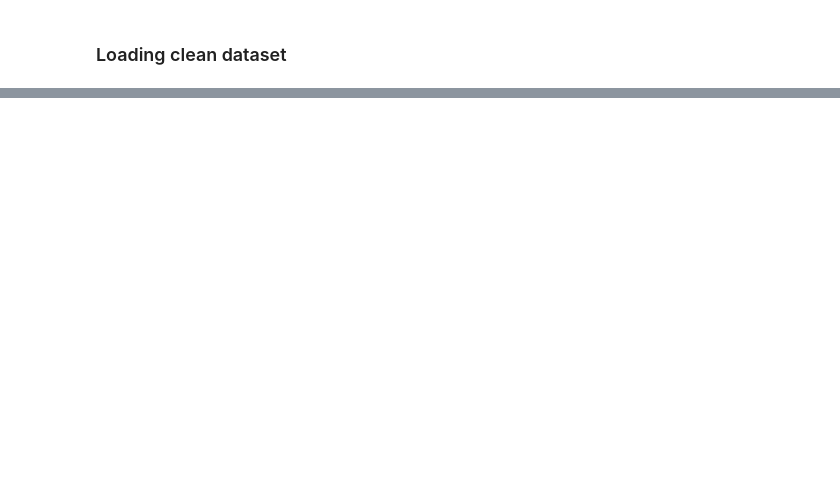
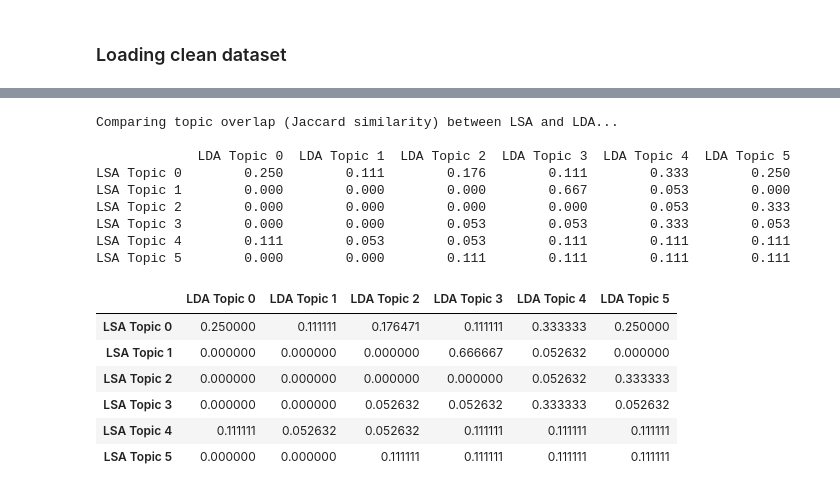
Before and after one commit to davidlupau/complaint-topic-modeling, a Jupyter notebook: notebooks/04_topic_modeling.ipynb, the cells around one changed output, grey strips where cells are left out. Cells and saved outputs as stored; diff of their text form; code cells hidden in the pictures; blank space fills up the shorter version.

```diff
--- a/notebooks/04_topic_modeling.ipynb
+++ b/notebooks/04_topic_modeling.ipynb
@@ -24,0 +96,3 @@ print("Dataset loaded successfully")
+# %%
+lda_k_results = evaluate_lda_k(count_matrix, count_vectorizer)
+plot_k_selection(lda_k_results, "coherence", "LDA u_mass coherence by k")
@@ -24,0 +120,12 @@ print("Dataset loaded successfully")
+# %%
+CHOSEN_K = int(lda_k_results.loc[lda_k_results["coherence"].idxmax(), "k"])
+print(f"Chosen k: {CHOSEN_K}")
+
+lsa_model = fit_lsa(tfidf_matrix, CHOSEN_K)
+lda_model = fit_lda(count_matrix, CHOSEN_K)
+
+lsa_top_words = get_top_words(lsa_model, tfidf_vectorizer, CHOSEN_K)
+lda_top_words = get_top_words(lda_model, count_vectorizer, CHOSEN_K)
+
+plot_top_words(lsa_top_words, "Top words per LSA topic")
+plot_top_words(lda_top_words, "Top words per LDA topic")
@@ -24,0 +164,20 @@ print("Dataset loaded successfully")
+# %%
+topic_overlap = compare_topic_overlap(lsa_top_words, lda_top_words)
+topic_overlap
+# %% [output]
+Comparing topic overlap (Jaccard similarity) between LSA and LDA...
+
+             LDA Topic 0  LDA Topic 1  LDA Topic 2  LDA Topic 3  LDA Topic 4  LDA Topic 5
+LSA Topic 0        0.250        0.111        0.176        0.111        0.333        0.250
+LSA Topic 1        0.000        0.000        0.000        0.667        0.053        0.000
+LSA Topic 2        0.000        0.000        0.000        0.000        0.053        0.333
+LSA Topic 3        0.000        0.000        0.053        0.053        0.333        0.053
+LSA Topic 4        0.111        0.053        0.053        0.111        0.111        0.111
+LSA Topic 5        0.000        0.000        0.111        0.111        0.111        0.111
+|  | LDA Topic 0 | LDA Topic 1 | LDA Topic 2 | LDA Topic 3 | LDA Topic 4 | LDA Topic 5 |
+| LSA Topic 0 | 0.250000 | 0.111111 | 0.176471 | 0.111111 | 0.333333 | 0.250000 |
+| LSA Topic 1 | 0.000000 | 0.000000 | 0.000000 | 0.666667 | 0.052632 | 0.000000 |
+| LSA Topic 2 | 0.000000 | 0.000000 | 0.000000 | 0.000000 | 0.052632 | 0.333333 |
+| LSA Topic 3 | 0.000000 | 0.000000 | 0.052632 | 0.052632 | 0.333333 | 0.052632 |
+| LSA Topic 4 | 0.111111 | 0.052632 | 0.052632 | 0.111111 | 0.111111 | 0.111111 |
+| LSA Topic 5 | 0.000000 | 0.000000 | 0.111111 | 0.111111 | 0.111111 | 0.111111 |
```
Also changed, not shown: parts of 25 cells of this notebook, 16 other files.
